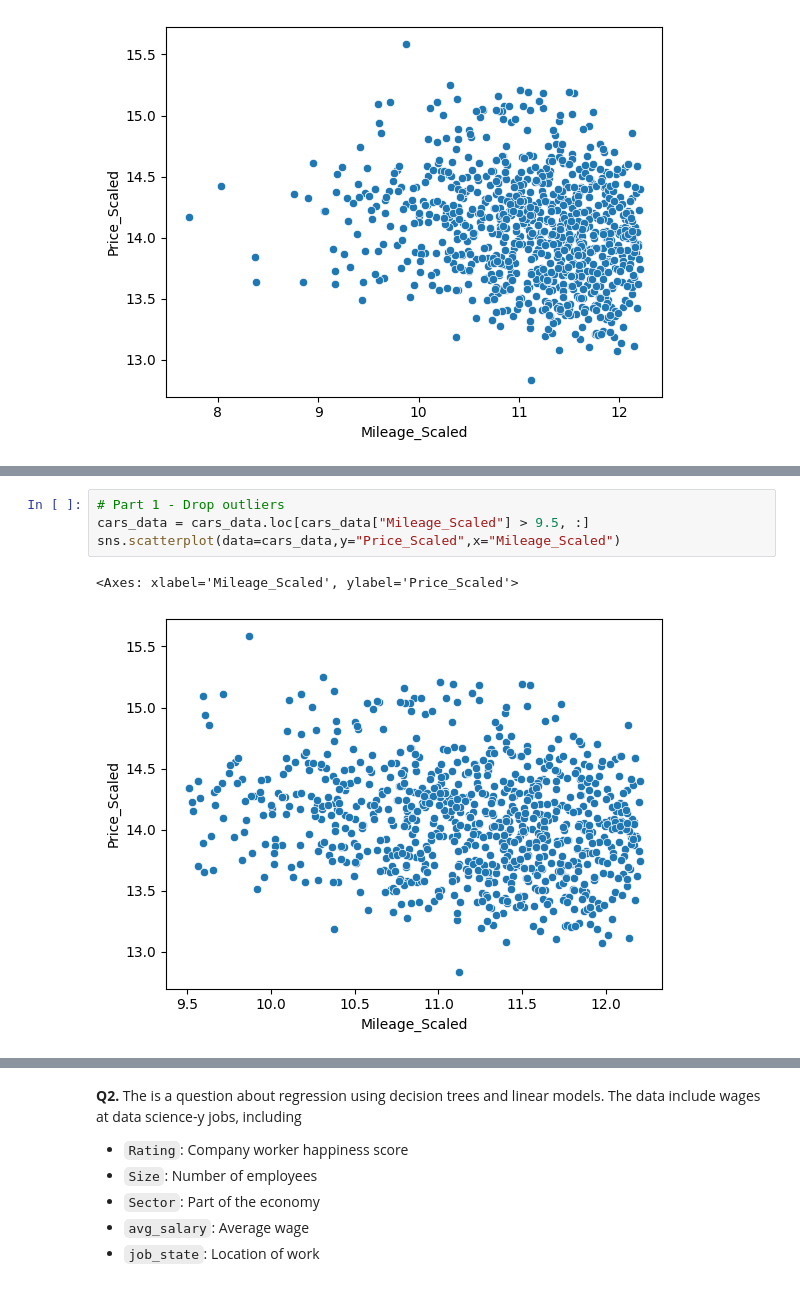
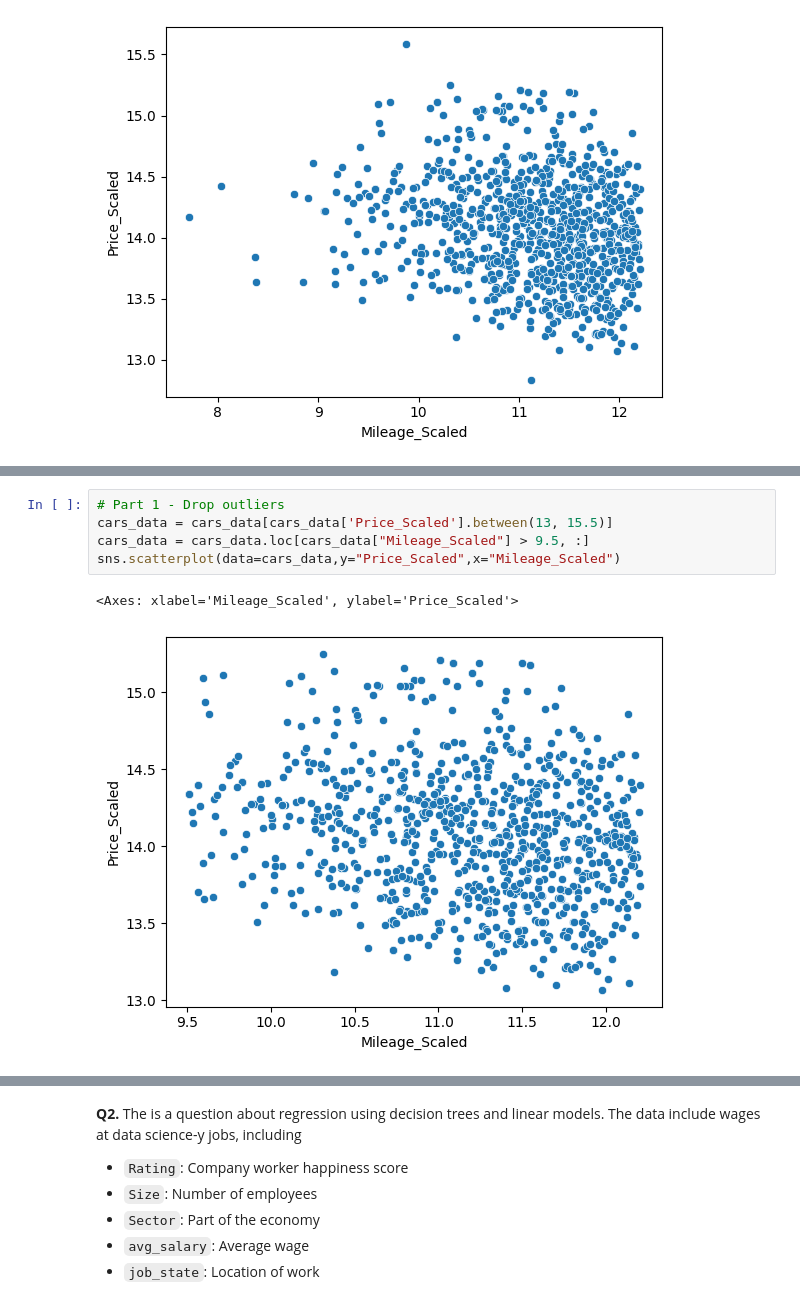
Before and after one commit to chrryyy/assignment4, a Jupyter notebook: assignment4.ipynb, the cells around one changed output, grey strips where cells are left out. Drawn from its saved outputs; the diff is of its cells as text.

```diff
--- a/assignment4.ipynb
+++ b/assignment4.ipynb
@@ -66,7 +93,8 @@ cars_data['Mileage_Scaled'].plot.box() # Outliers below 9.5
 # %%
 # Part 1 - Drop outliers
+cars_data = cars_data[cars_data['Price_Scaled'].between(13, 15.5)]
 cars_data = cars_data.loc[cars_data["Mileage_Scaled"] > 9.5, :]
 sns.scatterplot(data=cars_data,y="Price_Scaled",x="Mileage_Scaled")
 # %% [output]
 <Axes: xlabel='Mileage_Scaled', ylabel='Price_Scaled'>
-[figure, old version]
+[figure, new version]
```
Also changed, not shown: parts of 21 cells of this notebook.
